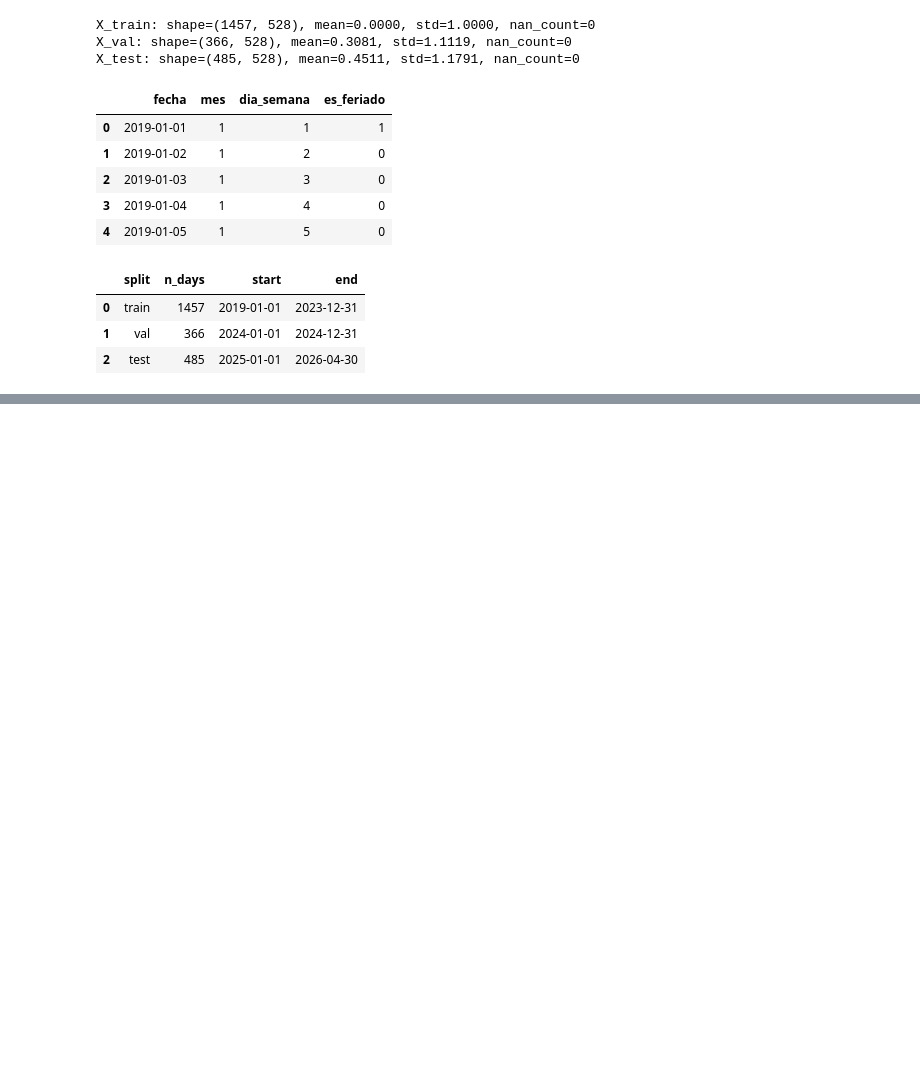
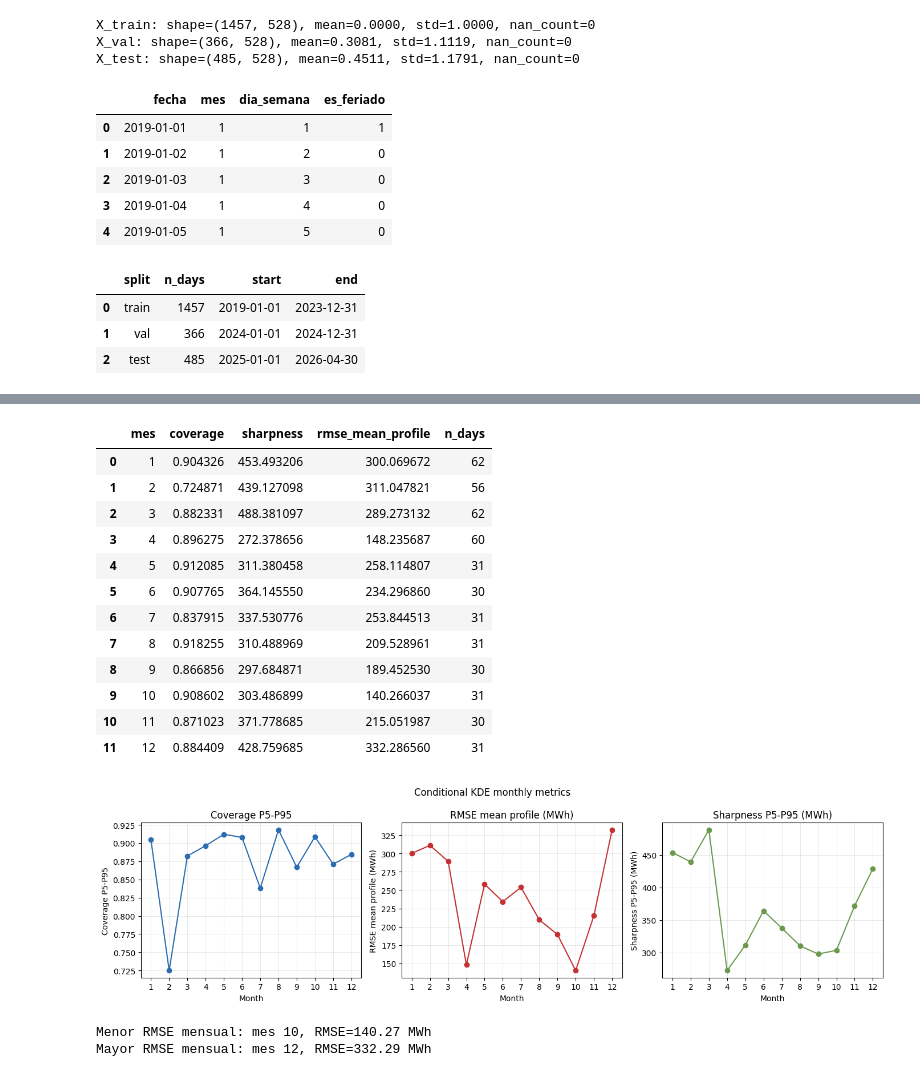
Before and after one commit to biancapaz/tp_final_ml, a Jupyter notebook: provincias/notebooks/conditional_kde_baseline.ipynb, the cells around one changed output, grey strips where cells are left out. Cells and saved outputs as stored; diff of their text form; code cells hidden in the pictures; blank space fills up the shorter version.

```diff
--- a/provincias/notebooks/conditional_kde_baseline.ipynb
+++ b/provincias/notebooks/conditional_kde_baseline.ipynb
@@ -285,0 +299,26 @@ plot_metric_by_province(
+# %%
+metrics_by_month = load_result_table(output_dir, "metrics_by_month.csv")
+display(metrics_by_month)
+plot_month_metrics(metrics_by_month, "Conditional KDE monthly metrics")
+
+best_month = metrics_by_month.sort_values("rmse_mean_profile").iloc[0]
+worst_month = metrics_by_month.sort_values("rmse_mean_profile", ascending=False).iloc[0]
+print(f"Menor RMSE mensual: mes {int(best_month['mes'])}, RMSE={best_month['rmse_mean_profile']:.2f} MWh")
+print(f"Mayor RMSE mensual: mes {int(worst_month['mes'])}, RMSE={worst_month['rmse_mean_profile']:.2f} MWh")
+# %% [output]
+|  | mes | coverage | sharpness | rmse_mean_profile | n_days |
+| 0 | 1 | 0.904326 | 453.493206 | 300.069672 | 62 |
+| 1 | 2 | 0.724871 | 439.127098 | 311.047821 | 56 |
+| 2 | 3 | 0.882331 | 488.381097 | 289.273132 | 62 |
+| 3 | 4 | 0.896275 | 272.378656 | 148.235687 | 60 |
+| 4 | 5 | 0.912085 | 311.380458 | 258.114807 | 31 |
+| 5 | 6 | 0.907765 | 364.145550 | 234.296860 | 30 |
+| 6 | 7 | 0.837915 | 337.530776 | 253.844513 | 31 |
+| 7 | 8 | 0.918255 | 310.488969 | 209.528961 | 31 |
+| 8 | 9 | 0.866856 | 297.684871 | 189.452530 | 30 |
+| 9 | 10 | 0.908602 | 303.486899 | 140.266037 | 31 |
+| 10 | 11 | 0.871023 | 371.778685 | 215.051987 | 30 |
+| 11 | 12 | 0.884409 | 428.759685 | 332.286560 | 31 |
+[figure, added]
+Menor RMSE mensual: mes 10, RMSE=140.27 MWh
+Mayor RMSE mensual: mes 12, RMSE=332.29 MWh
```
Also changed, not shown: parts of 35 cells of this notebook, 35 other files.
